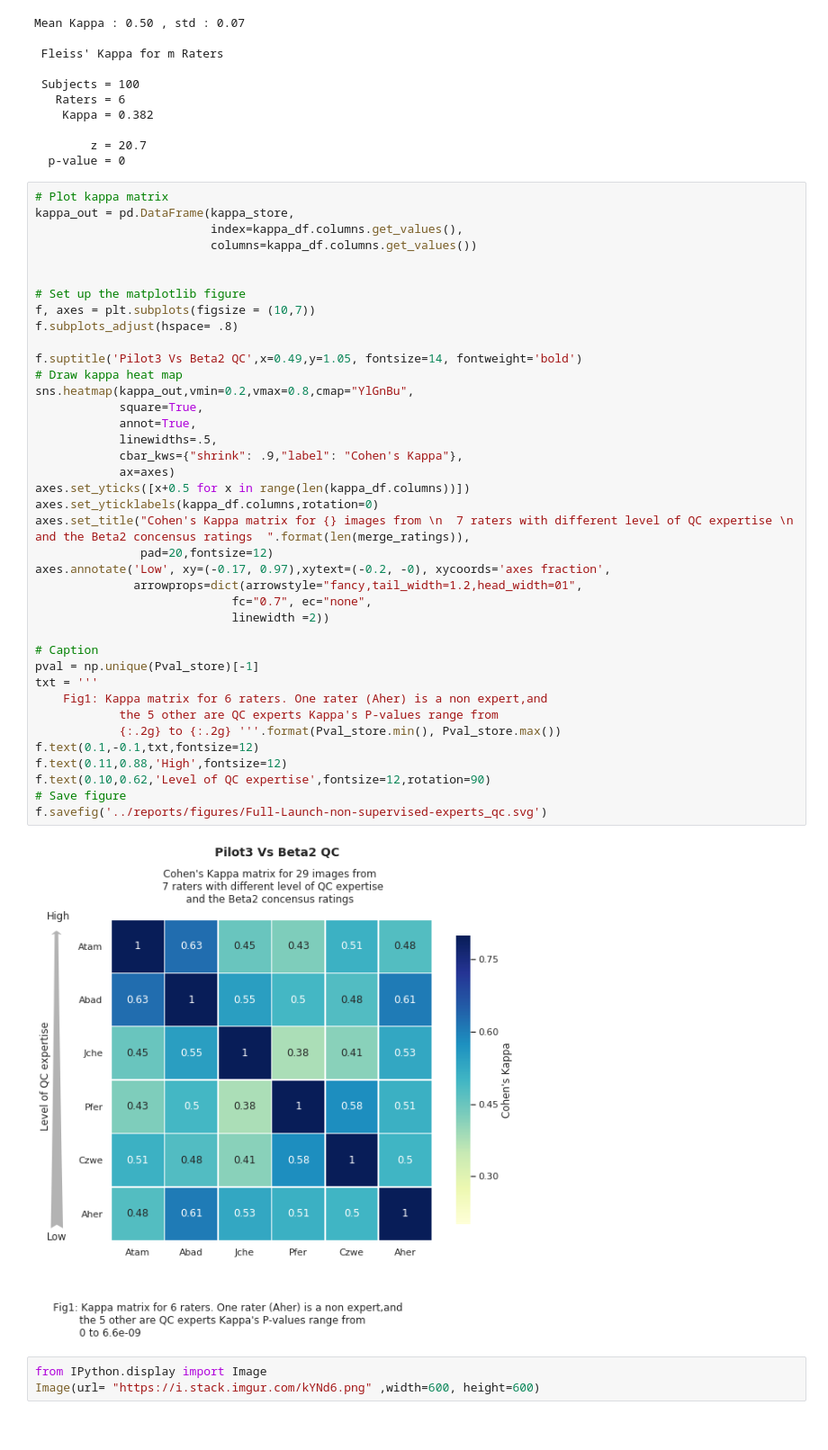
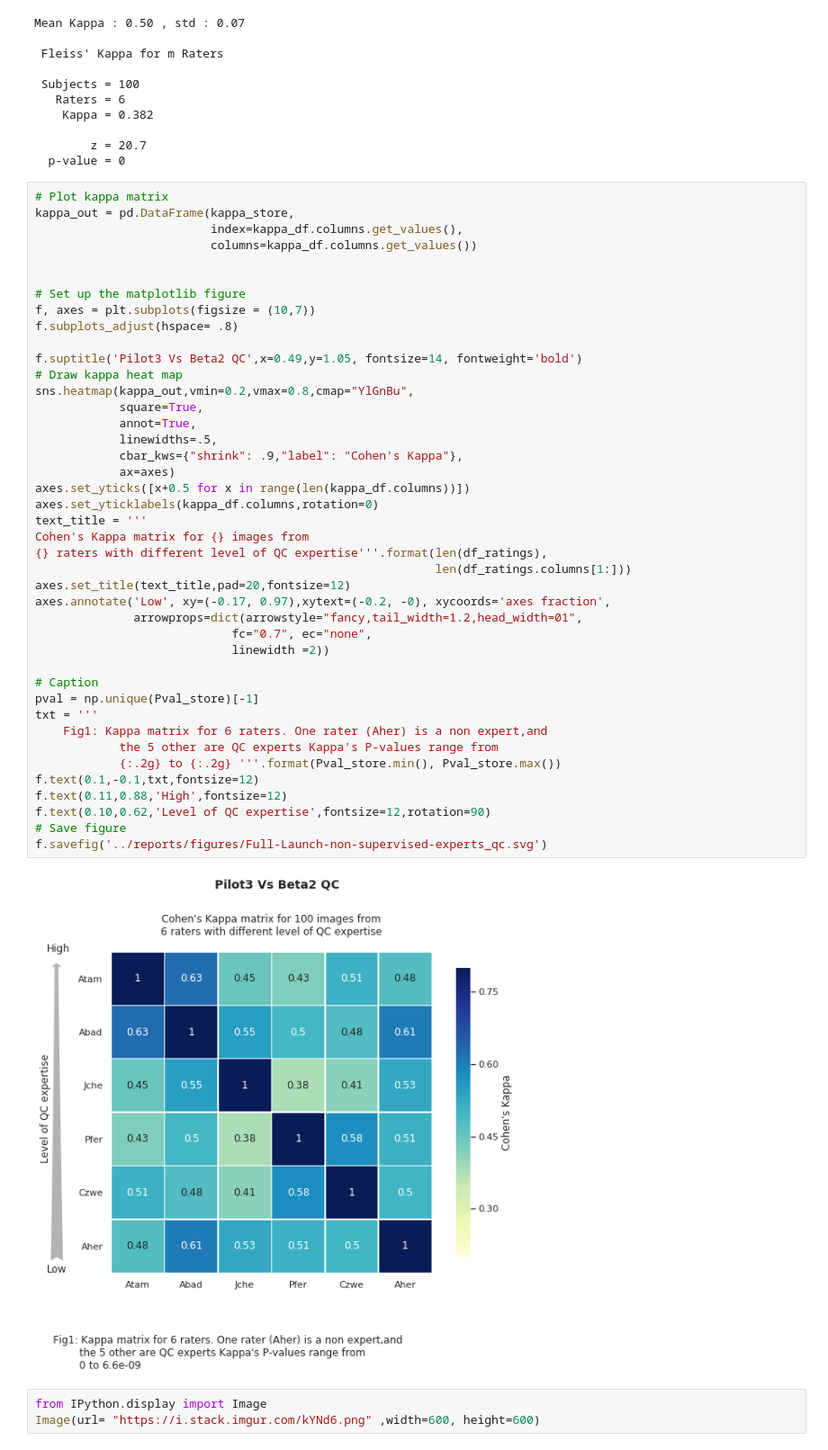
Before and after one commit to SIMEXP/brain_match, a Jupyter notebook: notebooks/Full_launch1_expert-nonsupervised_QC_results.ipynb, the cells around one changed output. Shown at 90% size. Saved outputs shown, nothing was run; the diff lists cells and outputs as text.

```diff
--- a/notebooks/Full_launch1_expert-nonsupervised_QC_results.ipynb
+++ b/notebooks/Full_launch1_expert-nonsupervised_QC_results.ipynb
@@ -398,36 +395,39 @@ kappa_out = pd.DataFrame(kappa_store,
 f, axes = plt.subplots(figsize = (10,7))
 f.subplots_adjust(hspace= .8)
 
 f.suptitle('Pilot3 Vs Beta2 QC',x=0.49,y=1.05, fontsize=14, fontweight='bold')
 # Draw kappa heat map
 sns.heatmap(kappa_out,vmin=0.2,vmax=0.8,cmap="YlGnBu",
             square=True,
             annot=True,
             linewidths=.5,
             cbar_kws={"shrink": .9,"label": "Cohen's Kappa"},
             ax=axes)
 axes.set_yticks([x+0.5 for x in range(len(kappa_df.columns))])
 axes.set_yticklabels(kappa_df.columns,rotation=0)
-axes.set_title("Cohen's Kappa matrix for {} images from \n  7 raters with different level of QC expertise \n and the Beta2 concensus ratings  ".format(len(merge_ratings)),
-               pad=20,fontsize=12)
+text_title = '''
+Cohen's Kappa matrix for {} images from
+{} raters with different level of QC expertise'''.format(len(df_ratings),
+                                                         len(df_ratings.columns[1:]))
+axes.set_title(text_title,pad=20,fontsize=12)
 axes.annotate('Low', xy=(-0.17, 0.97),xytext=(-0.2, -0), xycoords='axes fraction',
               arrowprops=dict(arrowstyle="fancy,tail_width=1.2,head_width=01",
                             fc="0.7", ec="none",
                             linewidth =2))
 
 # Caption
 pval = np.unique(Pval_store)[-1]
 txt = '''
     Fig1: Kappa matrix for 6 raters. One rater (Aher) is a non expert,and
             the 5 other are QC experts Kappa's P-values range from
             {:.2g} to {:.2g} '''.format(Pval_store.min(), Pval_store.max())
 f.text(0.1,-0.1,txt,fontsize=12)
 f.text(0.11,0.88,'High',fontsize=12)
 f.text(0.10,0.62,'Level of QC expertise',fontsize=12,rotation=90)
 # Save figure
 f.savefig('../reports/figures/Full-Launch-non-supervised-experts_qc.svg')
 # %% [output]
-[figure, old version]
+[figure, new version]
 # %%
 from IPython.display import Image
 Image(url= "https://i.stack.imgur.com/kYNd6.png" ,width=600, height=600)
```
Also changed, not shown: parts of 9 cells of this notebook, 17 other files.
